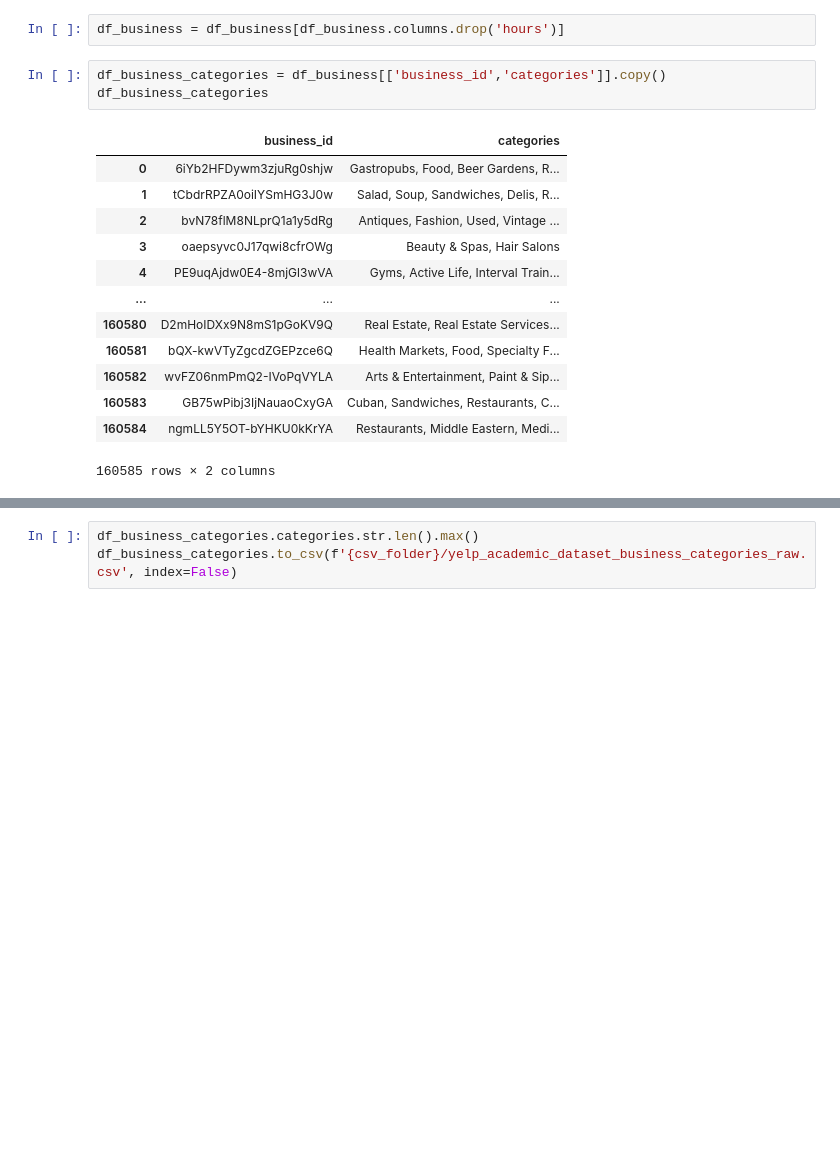
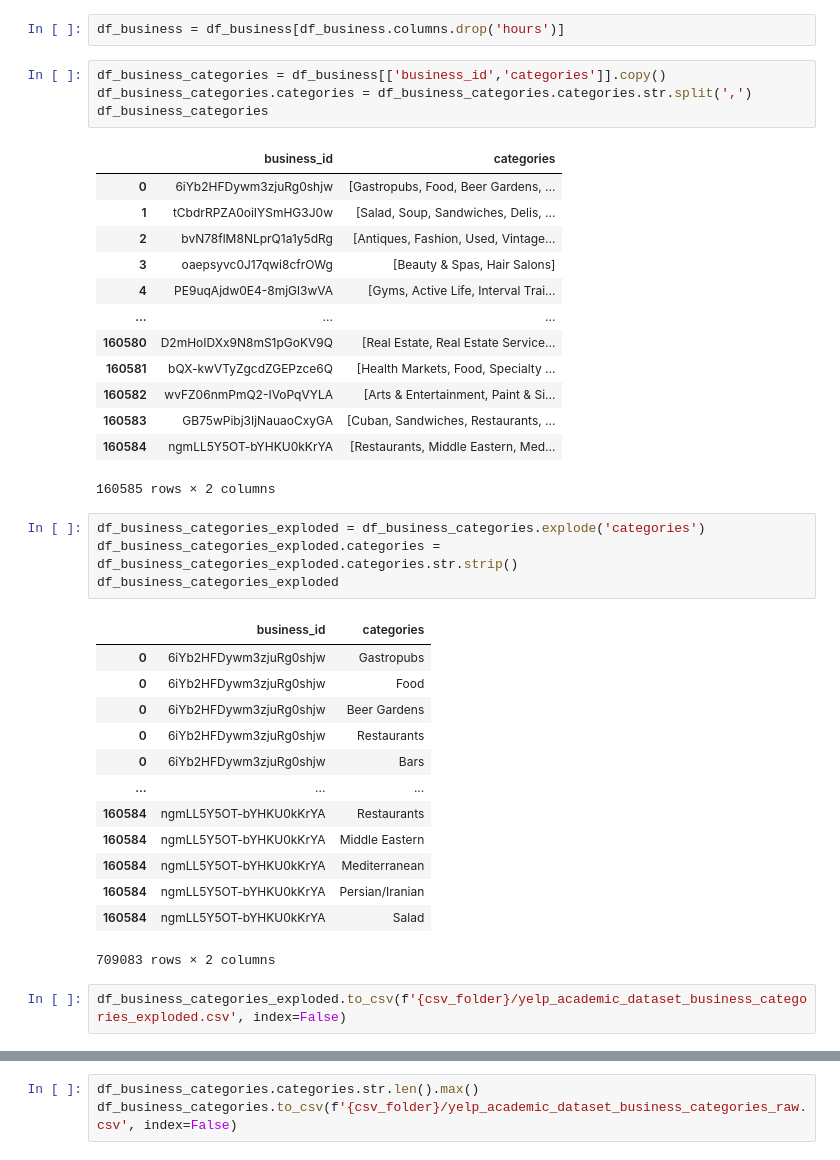
Before and after one commit to connie-ho/data-bites, a Jupyter notebook: Data_Exploration.ipynb, the cells around one changed output, grey strips where cells are left out. Saved outputs shown, nothing was run; the diff lists cells and outputs as text; blank space fills up the shorter version.

Commit message:
Updated attributes and categories tables

```diff
--- a/Data_Exploration.ipynb
+++ b/Data_Exploration.ipynb
@@ -266,18 +266,39 @@ df_business_hours[df_business_hours.Monday.isnull()]
 df_business = df_business[df_business.columns.drop('hours')]
 # %%
 df_business_categories = df_business[['business_id','categories']].copy()
+df_business_categories.categories = df_business_categories.categories.str.split(',')
 df_business_categories
 # %% [output]
 |  | business_id | categories |
-| 0 | 6iYb2HFDywm3zjuRg0shjw | Gastropubs, Food, Beer Gardens, R... |
-| 1 | tCbdrRPZA0oiIYSmHG3J0w | Salad, Soup, Sandwiches, Delis, R... |
-| 2 | bvN78flM8NLprQ1a1y5dRg | Antiques, Fashion, Used, Vintage ... |
-| 3 | oaepsyvc0J17qwi8cfrOWg | Beauty & Spas, Hair Salons |
-| 4 | PE9uqAjdw0E4-8mjGl3wVA | Gyms, Active Life, Interval Train... |
+| 0 | 6iYb2HFDywm3zjuRg0shjw | [Gastropubs, Food, Beer Gardens, ... |
+| 1 | tCbdrRPZA0oiIYSmHG3J0w | [Salad, Soup, Sandwiches, Delis, ... |
+| 2 | bvN78flM8NLprQ1a1y5dRg | [Antiques, Fashion, Used, Vintage... |
+| 3 | oaepsyvc0J17qwi8cfrOWg | [Beauty & Spas, Hair Salons] |
+| 4 | PE9uqAjdw0E4-8mjGl3wVA | [Gyms, Active Life, Interval Trai... |
 | ... | ... | ... |
-| 160580 | D2mHoIDXx9N8mS1pGoKV9Q | Real Estate, Real Estate Services... |
-| 160581 | bQX-kwVTyZgcdZGEPzce6Q | Health Markets, Food, Specialty F... |
-| 160582 | wvFZ06nmPmQ2-IVoPqVYLA | Arts & Entertainment, Paint & Sip... |
-| 160583 | GB75wPibj3IjNauaoCxyGA | Cuban, Sandwiches, Restaurants, C... |
-| 160584 | ngmLL5Y5OT-bYHKU0kKrYA | Restaurants, Middle Eastern, Medi... |
+| 160580 | D2mHoIDXx9N8mS1pGoKV9Q | [Real Estate, Real Estate Service... |
+| 160581 | bQX-kwVTyZgcdZGEPzce6Q | [Health Markets, Food, Specialty ... |
+| 160582 | wvFZ06nmPmQ2-IVoPqVYLA | [Arts & Entertainment, Paint & Si... |
+| 160583 | GB75wPibj3IjNauaoCxyGA | [Cuban, Sandwiches, Restaurants, ... |
+| 160584 | ngmLL5Y5OT-bYHKU0kKrYA | [Restaurants, Middle Eastern, Med... |
 160585 rows × 2 columns
+# %%
+df_business_categories_exploded = df_business_categories.explode('categories')
+df_business_categories_exploded.categories = df_business_categories_exploded.categories.str.strip()
+df_business_categories_exploded
+# %% [output]
+|  | business_id | categories |
+| 0 | 6iYb2HFDywm3zjuRg0shjw | Gastropubs |
+| 0 | 6iYb2HFDywm3zjuRg0shjw | Food |
+| 0 | 6iYb2HFDywm3zjuRg0shjw | Beer Gardens |
+| 0 | 6iYb2HFDywm3zjuRg0shjw | Restaurants |
+| 0 | 6iYb2HFDywm3zjuRg0shjw | Bars |
+| ... | ... | ... |
+| 160584 | ngmLL5Y5OT-bYHKU0kKrYA | Restaurants |
+| 160584 | ngmLL5Y5OT-bYHKU0kKrYA | Middle Eastern |
+| 160584 | ngmLL5Y5OT-bYHKU0kKrYA | Mediterranean |
+| 160584 | ngmLL5Y5OT-bYHKU0kKrYA | Persian/Iranian |
+| 160584 | ngmLL5Y5OT-bYHKU0kKrYA | Salad |
+709083 rows × 2 columns
+# %%
+df_business_categories_exploded.to_csv(f'{csv_folder}/yelp_academic_dataset_business_categories_exploded.csv', index=False)
```
Also changed, not shown: parts of 14 cells of this notebook, 3 other files.
